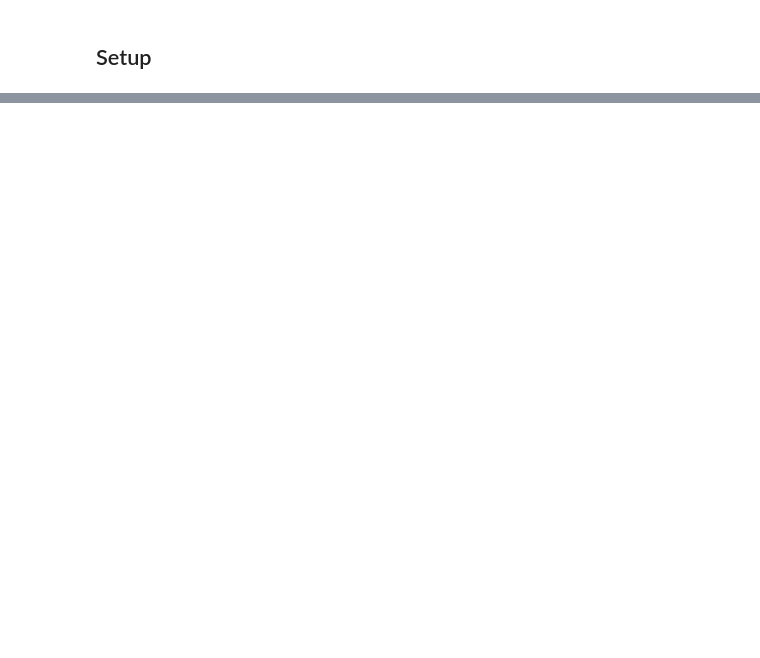
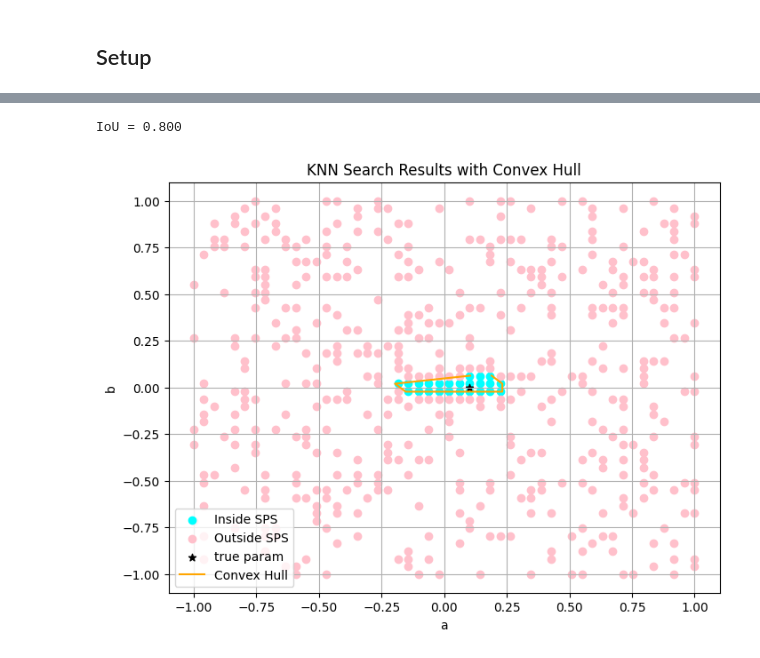
Before and after one commit to Muckthebuck/Learning-Dynamic-Systems, a Jupyter notebook: search/notebooks/search_benchmarking.ipynb, the cells around one changed output, grey strips where cells are left out. Cells and saved outputs as stored; diff of their text form; code cells hidden in the pictures; blank space fills up the shorter version.

```diff
--- a/search/notebooks/search_benchmarking.ipynb
+++ b/search/notebooks/search_benchmarking.ipynb
@@ -112,0 +206,37 @@ Total SPS calls:  2242
+# %%
+knn_output = np.array(search.get_mapped_output())
+knn_in = knn_output[knn_output[:,2] == True]
+knn_in = knn_in[:,0:2]
+knn_out = knn_output[knn_output[:,2] == False]
+
+knn_hull = ConvexHull(knn_in)
+knn_expanded = expand_convex_hull(knn_in[knn_hull.vertices])
+
+knn_intersection = compare_hulls(baseline_expanded[::-1], knn_expanded[::-1])
+
+union_list = np.concatenate([baseline_in, knn_in])
+knn_union = ConvexHull(union_list)
+union_points = union_list[knn_union.vertices]
+
+knn_union_area = knn_union.area
+knn_intersection_area = ConvexHull(knn_intersection).area
+
+print("IoU = %.3f" % (knn_intersection_area / knn_union_area))
+
+# Plot the knn hull
+plt.figure(figsize=(8, 6))
+if len(knn_in):
+    plt.scatter(knn_in[:, 0], knn_in[:, 1], color='cyan', label='Inside SPS')
+if len(knn_out):
+    plt.scatter(knn_out[:, 0], knn_out[:, 1], color='pink', label='Outside SPS')
+plt.scatter(center[0], center[1], color='black', marker='*', label='true param')
+plt.plot(knn_expanded[:,0], knn_expanded[:,1], color='orange', label="Convex Hull")
+plt.xlabel("a")
+plt.ylabel("b")
+plt.title("KNN Search Results with Convex Hull")
+plt.legend()
+plt.grid(True)
+plt.show()
+# %% [output]
+IoU = 0.800
+[figure, added]
```
Also changed, not shown: parts of 8 cells of this notebook.
